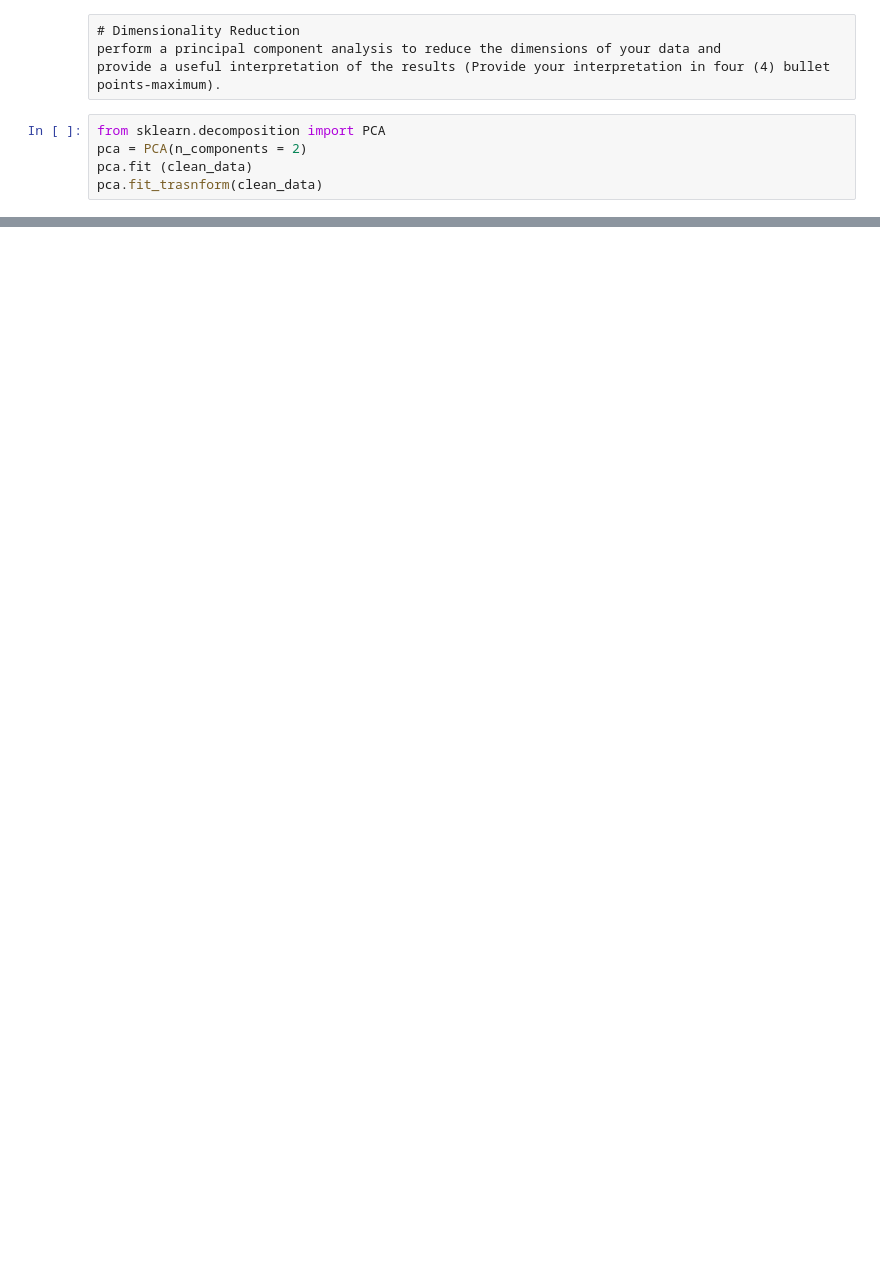
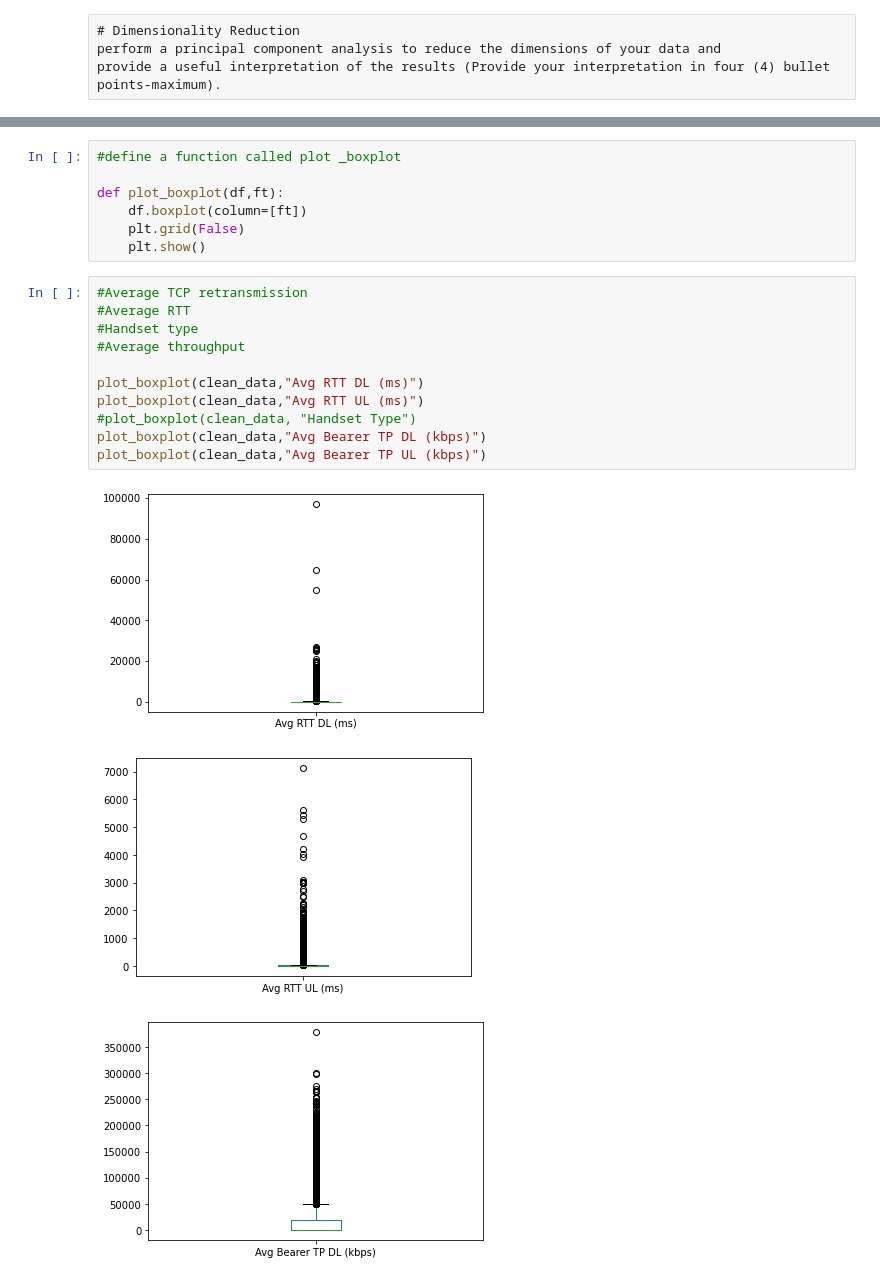
Before and after one commit to celine-kanagwa/Telco_analysis, a Jupyter notebook: Notebook/Untitled.ipynb, the cells around one changed output, grey strips where cells are left out. Cells and saved outputs as stored; diff of their text form; blank space fills up the shorter version.

```diff
--- a/Notebook/Untitled.ipynb
+++ b/Notebook/Untitled.ipynb
@@ -386,8 +447,3 @@ plt.show()
 # Dimensionality Reduction
 perform a principal component analysis to reduce the dimensions of your data and
 provide a useful interpretation of the results (Provide your interpretation in four (4) bullet points-maximum).
-# %%
-from sklearn.decomposition import PCA
-pca = PCA(n_components = 2)
-pca.fit (clean_data)
-pca.fit_trasnform(clean_data)
@@ -393,0 +510,22 @@ pca.fit_trasnform(clean_data)
+# %%
+#define a function called plot _boxplot
+
+def plot_boxplot(df,ft):
+    df.boxplot(column=[ft])
+    plt.grid(False)
+    plt.show()
+# %%
+#Average TCP retransmission
+#Average RTT
+#Handset type
+#Average throughput
+
+plot_boxplot(clean_data,"Avg RTT DL (ms)")
+plot_boxplot(clean_data,"Avg RTT UL (ms)")
+#plot_boxplot(clean_data, "Handset Type")
+plot_boxplot(clean_data,"Avg Bearer TP DL (kbps)")
+plot_boxplot(clean_data,"Avg Bearer TP UL (kbps)")
+# %% [output]
+[figure, added]
+[figure, added]
+[figure, added]
```
Also changed, not shown: parts of 33 cells of this notebook.
